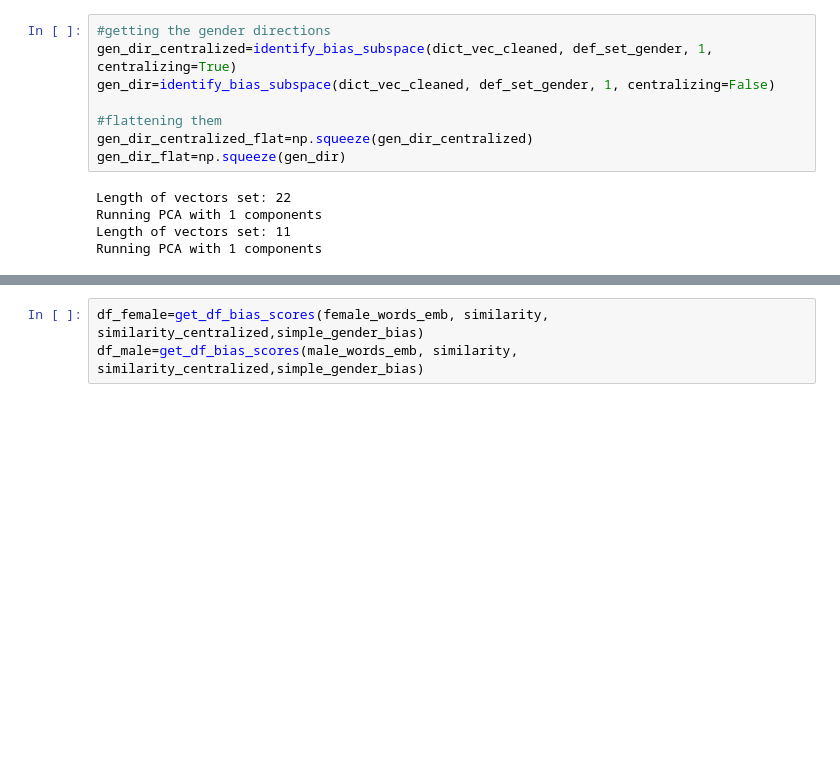
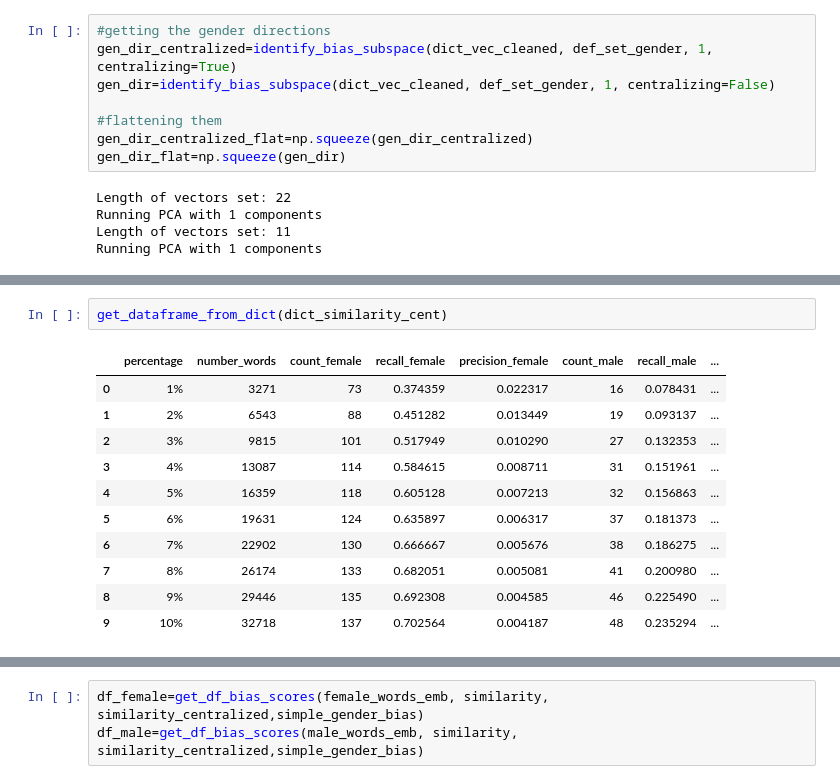
Before and after one commit to aduarte56/MT_DebiasingAlgorithms, a Jupyter notebook: RunningNotebook_BiasDirection.ipynb, the cells around one changed output, grey strips where cells are left out. Drawn from its saved outputs; the diff is of its cells as text; blank space fills up the shorter version.

```diff
--- a/RunningNotebook_BiasDirection.ipynb
+++ b/RunningNotebook_BiasDirection.ipynb
@@ -279,0 +317,14 @@ count_gendered_words_in_most_biased(female_words_emb, male_words_emb,female_simp
+# %%
+get_dataframe_from_dict(dict_similarity_cent)
+# %% [output]
+|  | percentage | number_words | count_female | recall_female | precision_female | count_male | recall_male | ... |
+| 0 | 1% | 3271 | 73 | 0.374359 | 0.022317 | 16 | 0.078431 | ... |
+| 1 | 2% | 6543 | 88 | 0.451282 | 0.013449 | 19 | 0.093137 | ... |
+| 2 | 3% | 9815 | 101 | 0.517949 | 0.010290 | 27 | 0.132353 | ... |
+| 3 | 4% | 13087 | 114 | 0.584615 | 0.008711 | 31 | 0.151961 | ... |
+| 4 | 5% | 16359 | 118 | 0.605128 | 0.007213 | 32 | 0.156863 | ... |
+| 5 | 6% | 19631 | 124 | 0.635897 | 0.006317 | 37 | 0.181373 | ... |
+| 6 | 7% | 22902 | 130 | 0.666667 | 0.005676 | 38 | 0.186275 | ... |
+| 7 | 8% | 26174 | 133 | 0.682051 | 0.005081 | 41 | 0.200980 | ... |
+| 8 | 9% | 29446 | 135 | 0.692308 | 0.004585 | 46 | 0.225490 | ... |
+| 9 | 10% | 32718 | 137 | 0.702564 | 0.004187 | 48 | 0.235294 | ... |
```
Also changed, not shown: parts of 37 cells of this notebook, 1 other file.
